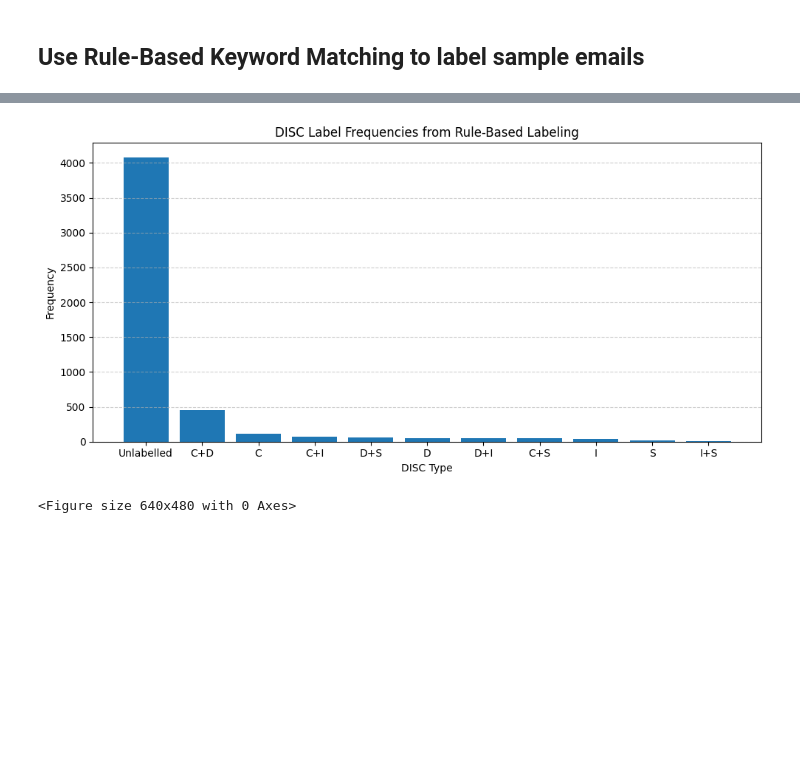
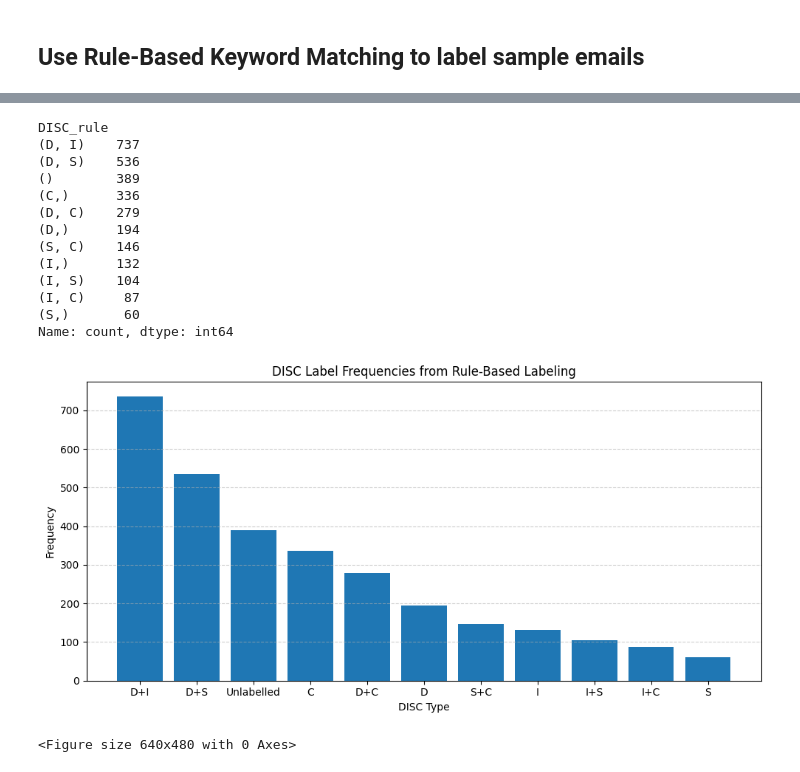
Before and after one commit to pkdc/disc-predictor-for-business, a Jupyter notebook: notebooks/04_data_preprocess_labels.ipynb, the cells around one changed output, grey strips where cells are left out. Cells and saved outputs as stored; diff of their text form; code cells hidden in the pictures; blank space fills up the shorter version.

Commit message:
combine manual and rule to give final DISC labels

```diff
--- a/notebooks/04_data_preprocess_labels.ipynb
+++ b/notebooks/04_data_preprocess_labels.ipynb
@@ -5,5 +6,5 @@ import re
 # %%
-emails_df = pd.read_csv('../data/02_cleaned_emails_internal.csv')
+emails_df = pd.read_csv('../data/03_manual_labelled_emails.csv')
 emails_df.head()
 # %% [output]
 |  | Date | From | To | Subject | X_From | X_To | Message | Entire-Message | DISC_rule | DISC_manual | ... |
@@ -56,7 +70,7 @@ emails_df_msg_label.to_csv('../data/03_cleaned_email_msg.csv', index=False)
 # %% [markdown]
 ## Use Rule-Based Keyword Matching to label sample emails
 # %%
-emails_df_rule_based_samples = emails_df_msg_label.sample(5000, random_state=32).copy()
+emails_df_rule_based_samples = emails_df_disc_label.sample(3000, random_state=32).copy()
 rule_based_ids = emails_df_rule_based_samples.index.tolist()
 print(rule_based_ids)
 # %% [output]
@@ -96,7 +109,7 @@ DISC_KEYWORDS = {
         "your mistake", "your apologies", "your bad", "your error", "your oversight",
         "your slip", "your blunder", "your carelessness", "your inattention",
         "your neglect", "your omission", "your oversight", "I guarantee",
-        "enough is enough", " you need to"],
+        "enough is enough", " you need to", "fuck you"],
     'I' : ["excited", "great job", "lets", "share", "appreciate",
         "celebrate", "fun", "engage", "collaborate", "believe",
           "nice to hear", "amazing", "awesome", "fantastic", "get a hold of me",
@@ -124,7 +137,8 @@ DISC_KEYWORDS = {
         "final execution", "implementation", "calculation", "agreement", "calibrate"]
 }
 # %%
-# def match_disc_label(msg):
+# # for later use
+# def match_disc_label_list(msg):
 #     disc_labels = set()
 #     for label, keywords in DISC_KEYWORDS.items():
 #         for word in keywords:
@@ -132,6 +146,10 @@ DISC_KEYWORDS = {
 #                 disc_labels.add(label)
 
 #     return disc_labels
+
+# for bar chart
+
+DISC_order = ['D', 'I', 'S', 'C']
 
 def match_disc_label(msg, max_freq=2):
     labels_freq = {'D': 0, 'I': 0, 'S': 0, 'C': 0}
@@ -143,17 +161,20 @@ def match_disc_label(msg, max_freq=2):
 
     filter_labels = {label: freq for label, freq in labels_freq.items() if freq > 0}
     if not filter_labels:
-        return ()
+        return []
 
     # sorted_labels_freq = sorted(filter_labels.items(), key=lambda x: (-x[1], x[0]))
-    sorted_labels_freq = sorted(filter_labels.items(), key=lambda x: x[0])
-    top_labels = [label for label, freq in sorted_labels_freq[:max_freq]]
-    return tuple(top_labels)
+    sorted_labels_freq = sorted(filter_labels.items(), key=lambda x: x[0] in DISC_order)
+    return [label for label, freq in sorted_labels_freq[:max_freq]]
 
-emails_df_rule_based_samples['DISC_rule_based'] = emails_df_rule_based_samples['Entire-Message'].apply(match_disc_label)
+# for use later
+# emails_df_rule_based_samples['DISC_rule'] = emails_df_rule_based_samples['Entire-Message'].apply(match_disc_label_list)
+# print("list: ", )
+# for bar chart
+emails_df_rule_based_samples['DISC_rule'] = emails_df_rule_based_samples['Entire-Message'].apply(match_disc_label)
 
 print(emails_df_rule_based_samples.head(5))
 
-label_count = emails_df_rule_based_samples['DISC_rule_based'].value_counts()
-print(label_count)
+label_count_tuple = emails_df_rule_based_samples['DISC_rule'].value_counts()
+print(label_count_tuple)
 # %% [output]
@@ -176,23 +197,38 @@ print(label_count)
 Name: count, dtype: int64
 # %%
-import matplotlib.pyplot as plt
 
-x_labels = label_count.index.map(lambda x: 'Unlabelled' if isinstance(x, tuple) and len(x) == 0
+label_count_tuple = emails_df_rule_based_samples['DISC_rule'].apply(lambda x: tuple(x) if isinstance(x, list) else ()).value_counts()
+
+print(label_count_tuple)
+
+x_labels = label_count_tuple.index.map(lambda x: 'Unlabelled' if isinstance(x, tuple) and len(x) == 0
                                  else '+'.join(x) if isinstance(x, tuple)
                                 else str(x))
 
 
 plt.figure(figsize=(10, 5))
-plt.bar(x_labels, label_count.values)
+plt.bar(x_labels, label_count_tuple.values)
 plt.title("DISC Label Frequencies from Rule-Based Labeling")
 plt.xlabel("DISC Type")
 plt.ylabel("Frequency")
 plt.grid(axis='y', linestyle='--', alpha=0.6)
 plt.tight_layout()
 plt.show()
 
-plt.savefig('../figures/04_rule_based_disc_label_freq.pnggit add .'
-'')
+plt.savefig('../figures/04_rule_based_sample_label_freq.png')
 # %% [output]
+DISC_rule
+(D, I)    737
+(D, S)    536
+()        389
+(C,)      336
+(D, C)    279
+(D,)      194
+(S, C)    146
+(I,)      132
+(I, S)    104
+(I, C)     87
+(S,)       60
+Name: count, dtype: int64
-[figure, old version]
+[figure, new version]
-<Figure size 640x480 with 0 Axes>
+<Figure size 640x480 with 0 Axes>
```
Also changed, not shown: parts of 14 cells of this notebook, 2 other files.
